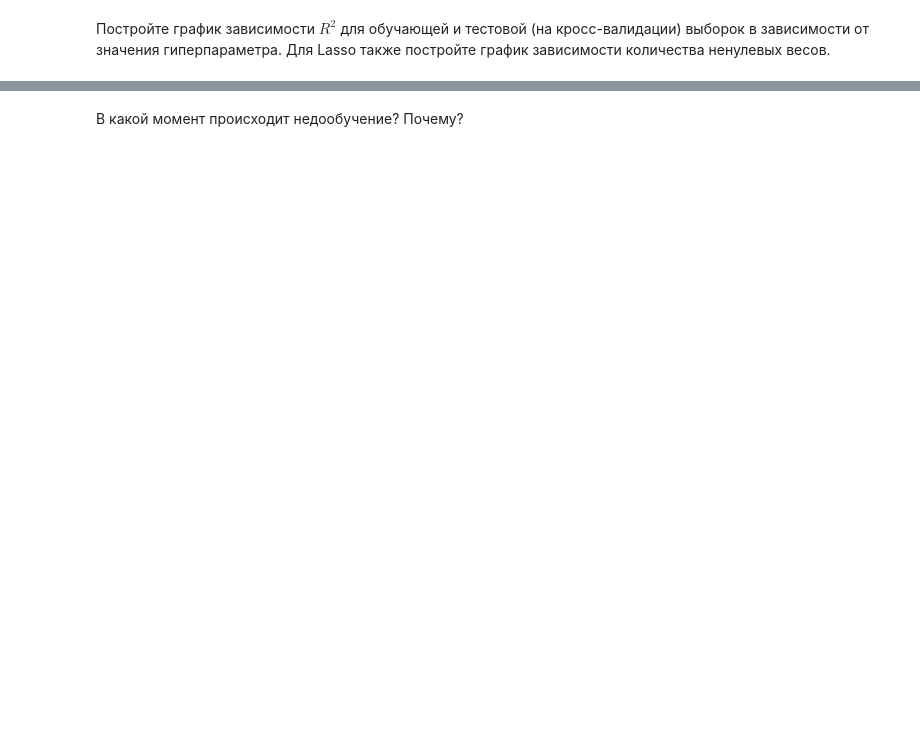
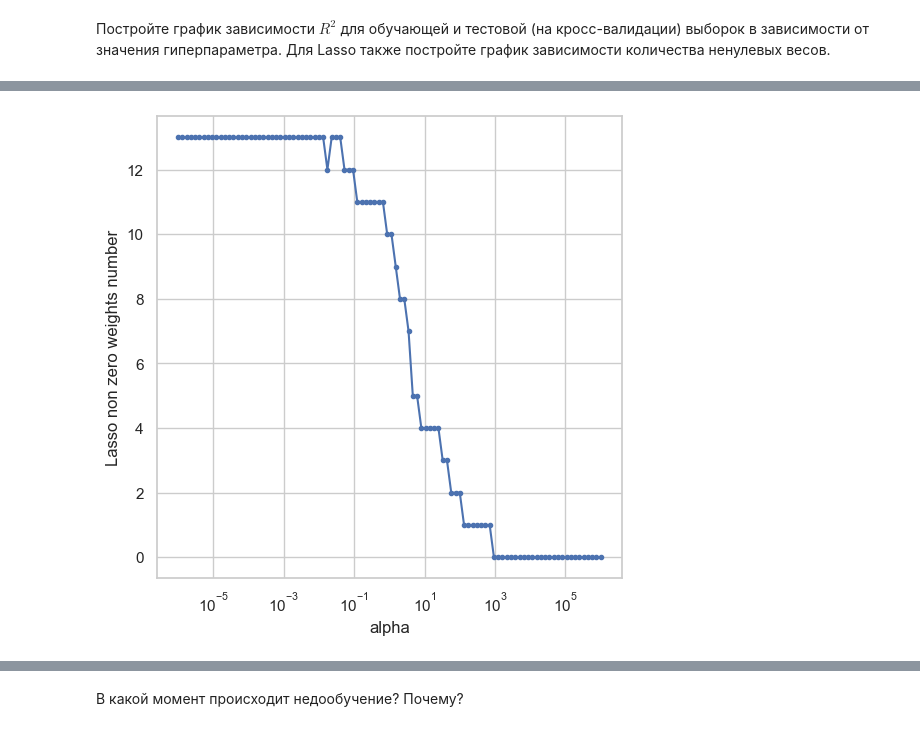
Before and after one commit to Strafred/Parameters_Approximation_and_Data_Processing, a Jupyter notebook: ml_lab4.ipynb, the cells around one changed output, grey strips where cells are left out. Drawn from its saved outputs; the diff is of its cells as text; code cells hidden in the pictures; blank space fills up the shorter version.

```diff
--- a/ml_lab4.ipynb
+++ b/ml_lab4.ipynb
@@ -64,0 +72,25 @@ Useful: GridSearchCV, RidgeCV, LassoCV
+# %%
+linear_regression_model = LinearRegression()
+linear_regression_model.fit(x_train, y_train)
+print('Linear regression train score: ', linear_regression_model.score(x_train, y_train))
+print('Linear regression test score: ', linear_regression_model.score(x_test, y_test))
+print("-------------------------------------------")
+ridge_regression_model = Ridge()
+ridge_regression_model.fit(x_train, y_train)
+print('Ridge regression train score (default alpha): ', ridge_regression_model.score(x_train, y_train))
+print('Ridge regression test score (default alpha): ', ridge_regression_model.score(x_test, y_test))
+print("-------------------------------------------")
+lasso_regression_model = Lasso()
+lasso_regression_model.fit(x_train, y_train)
+print('Lasso regression train score (default alpha): ', lasso_regression_model.score(x_train, y_train))
+print('Lasso regression test score (default alpha): ', lasso_regression_model.score(x_test, y_test))
+print("-------------------------------------------")
+optimal_ridge = Ridge(alpha=best_alpha_ridge)
+optimal_ridge.fit(x_train, y_train)
+print('Ridge regression train score (optimal alpha): ', optimal_ridge.score(x_train, y_train))
+print('Ridge regression test score (optimal alpha): ', optimal_ridge.score(x_test, y_test))
+print("-------------------------------------------")
+optimal_lasso = Lasso(alpha=best_alpha_lasso)
+optimal_lasso.fit(x_train, y_train)
+print('Lasso regression train score (optimal alpha): ', optimal_lasso.score(x_train, y_train))
+print('Lasso regression test score (optimal alpha): ', optimal_lasso.score(x_test, y_test))
@@ -69,0 +170,15 @@ Useful: GridSearchCV, RidgeCV, LassoCV
+# %%
+non_zero_weights = []
+for a in log_grid:
+    lasso = Lasso(alpha=a)
+    lasso.fit(x_train, y_train)
+    non_zero_weights.append(np.count_nonzero(lasso.coef_))
+
+plt.figure(figsize=(6, 6))
+plt.plot(log_grid, non_zero_weights, marker='.')
+plt.xscale('log')
+plt.xlabel('alpha')
+plt.ylabel('Lasso non zero weights number')
+plt.show()
+# %% [output]
+[figure, added]
```
Also changed, not shown: parts of 28 cells of this notebook, 3 other files.
